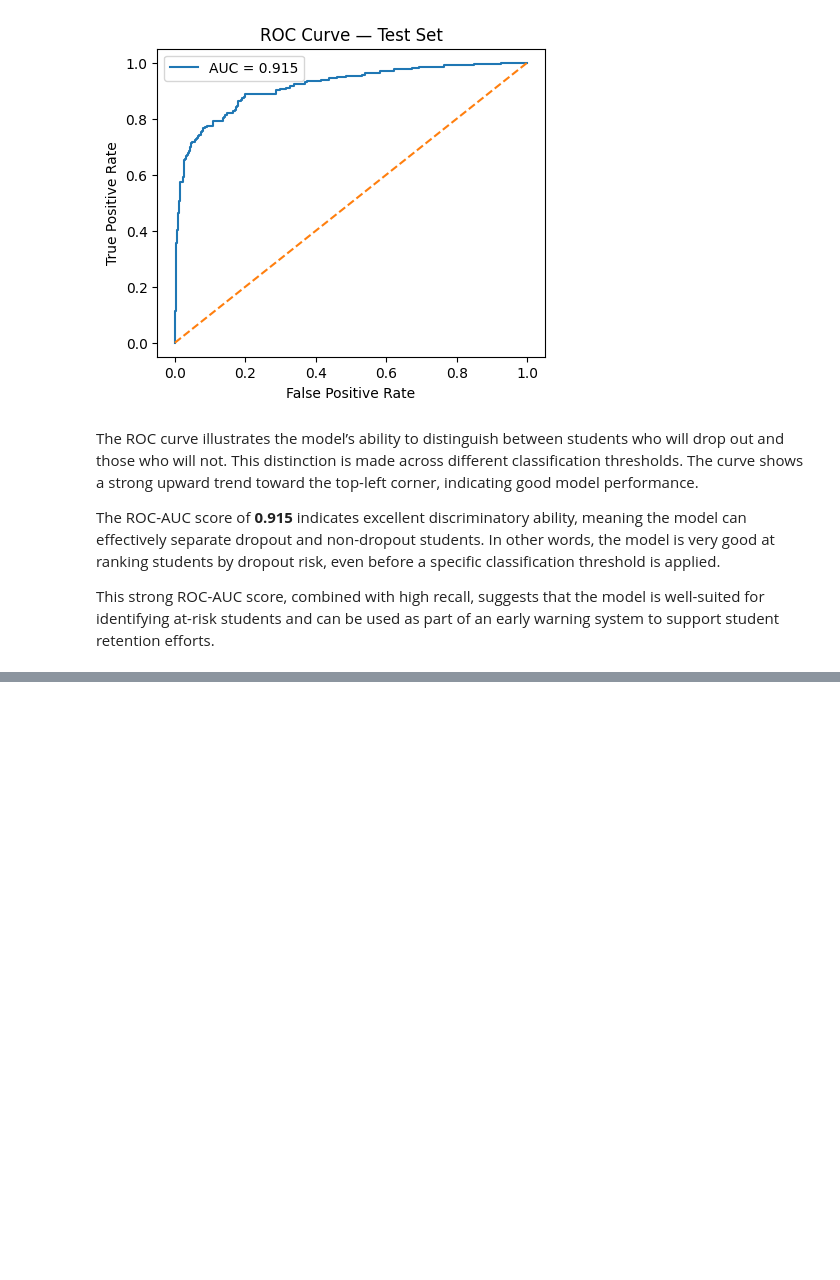
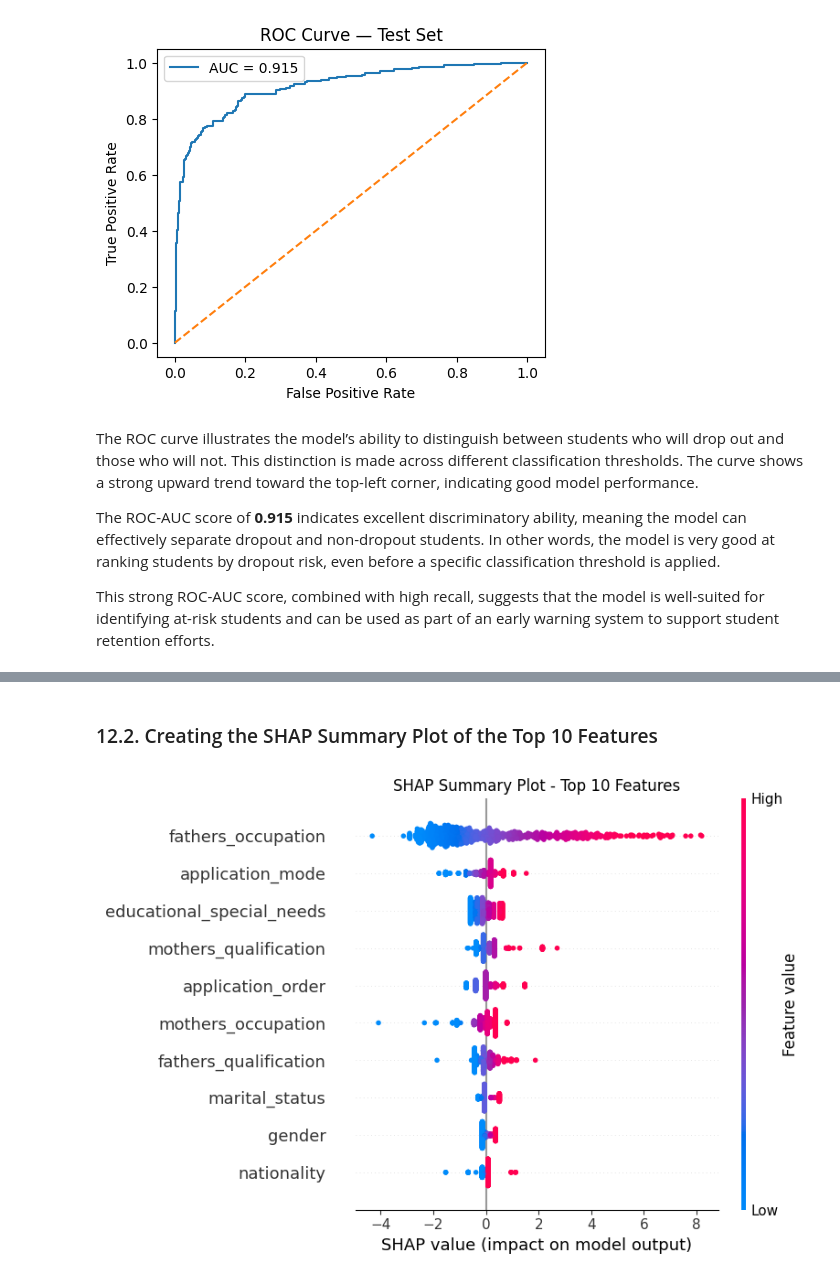
Before and after one commit to dziaoure/ai-ml-ucberkeley, a Jupyter notebook: capstone-project/capstone.ipynb, the cells around one changed output, grey strips where cells are left out. Drawn from its saved outputs; the diff is of its cells as text; code cells hidden in the pictures; blank space fills up the shorter version.

Commit message:
feat: add the SHAP interpretation and explainability section

```diff
--- a/capstone-project/capstone.ipynb
+++ b/capstone-project/capstone.ipynb
@@ -1340,0 +1387,28 @@ This strong ROC-AUC score, combined with high recall, suggests that the model is
+# %%
+# Function to remove suffix numbers from one-hot encoded features
+# For instance, `fathers_occupation_194` becomes `fathers_occupation`
+def get_base_feature_name(feature_name):
+    return "_".join(feature_name.split("_")[:-1]) if feature_name.split('_')[-1].isdigit() else feature_name
+
+
+# 1. Create DataFrame of SHAP values
+shap_df = pd.DataFrame(shap_values.values, columns=all_feature_names)
+
+# 2. Map each column to its base feature
+feature_map = {col: get_base_feature_name(col) for col in shap_df.columns}
+
+# 3. Group SHAP values by original feature name
+shap_grouped = shap_df.groupby(feature_map, axis=1).sum()
+
+# 4. Calculate mean absolute SHAP values
+shap_importance = np.abs(shap_grouped).mean(axis=0)
+
+# 5. Convert to DataFrame
+shap_importance_df = pd.DataFrame({
+    'Feature': shap_grouped.columns,
+    'Importance': shap_importance
+})
+
+# 6. Sort and select the Top 10 features
+top10 = shap_importance_df.sort_values(by='Importance', ascending=False).head(10)
+top10
@@ -1340,0 +1437,21 @@ This strong ROC-AUC score, combined with high recall, suggests that the model is
+# %% [markdown]
+### 12.2. Creating the SHAP Summary Plot of the Top 10 Features
+# %%
+top10_features = top10['Feature'].values
+
+shap_top10 = shap_grouped[top10_features]
+X_top10 = shap_grouped[top10_features]
+
+shap.summary_plot(
+    shap_top10.values,
+    X_top10,
+    feature_names=top10_features,
+    show=False
+)
+
+plt.title('SHAP Summary Plot - Top 10 Features')
+plt.tight_layout()
+plt.savefig('images/shap-summary-plot.png')
+plt.show()
+# %% [output]
+[figure, added]
```
Also changed, not shown: parts of 11 cells of this notebook, 2 other files.
